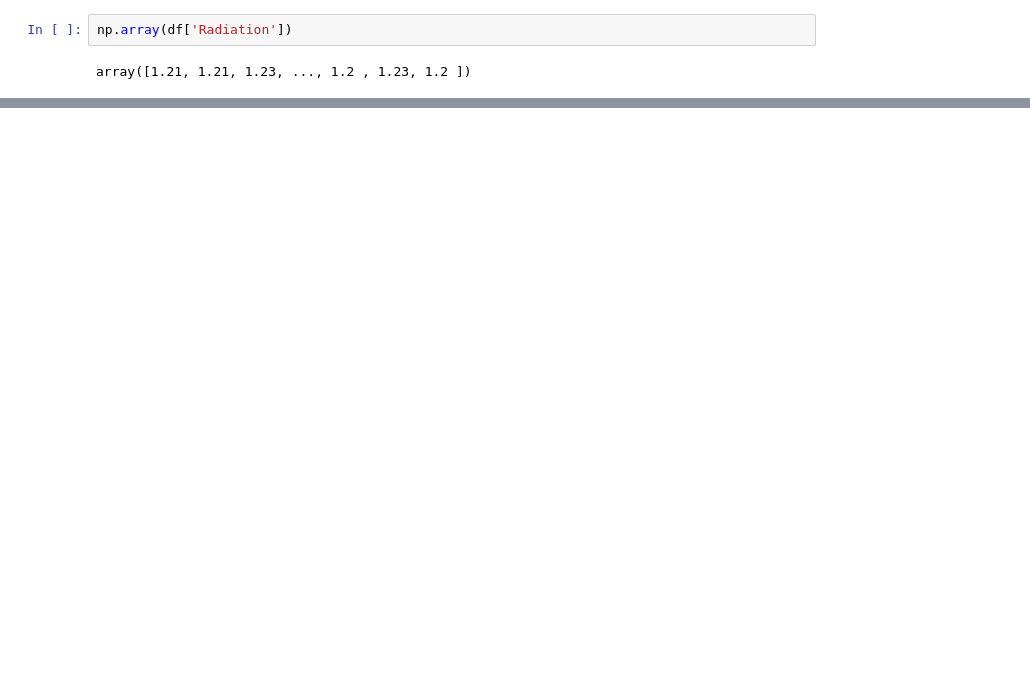
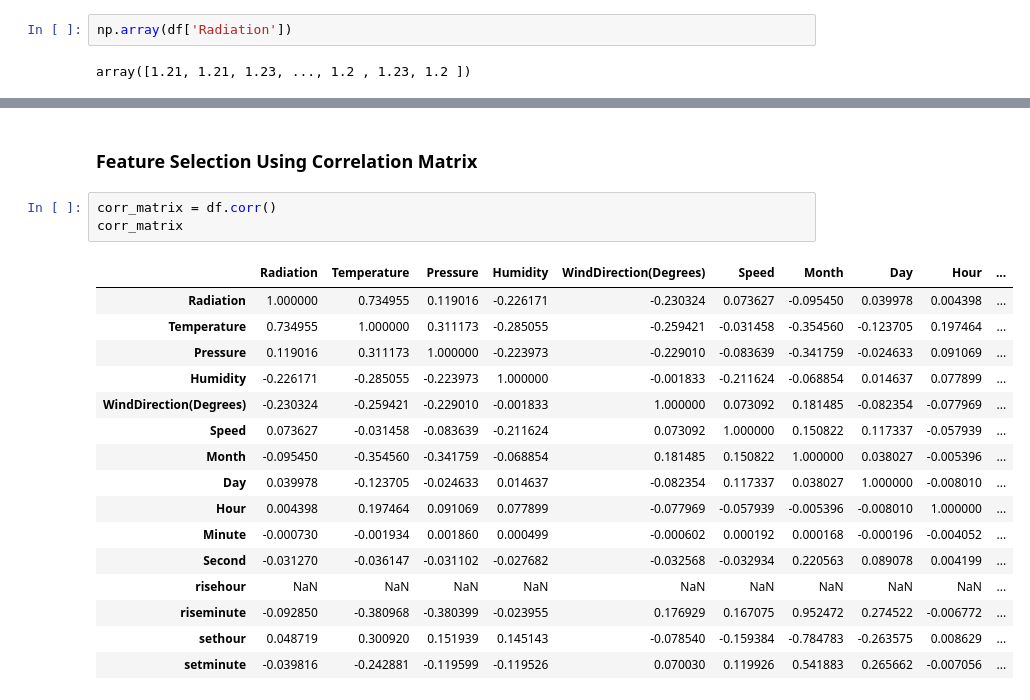
Before and after one commit to shubham8all/Solar-Irradiance-Prediction, a Jupyter notebook: Solar Irradiance Prediction.ipynb, the cells around one changed output, grey strips where cells are left out. Drawn from its saved outputs; the diff is of its cells as text; blank space fills up the shorter version.

Commit message:
Feature Selection

```diff
--- a/Solar Irradiance Prediction.ipynb
+++ b/Solar Irradiance Prediction.ipynb
@@ -167,0 +168,22 @@ NameError: name 'y' is not defined
+# %% [markdown]
+### Feature Selection Using Correlation Matrix
+# %%
+corr_matrix = df.corr()
+corr_matrix
+# %% [output]
+|  | Radiation | Temperature | Pressure | Humidity | WindDirection(Degrees) | Speed | Month | Day | Hour | ... |
+| Radiation | 1.000000 | 0.734955 | 0.119016 | -0.226171 | -0.230324 | 0.073627 | -0.095450 | 0.039978 | 0.004398 | ... |
+| Temperature | 0.734955 | 1.000000 | 0.311173 | -0.285055 | -0.259421 | -0.031458 | -0.354560 | -0.123705 | 0.197464 | ... |
+| Pressure | 0.119016 | 0.311173 | 1.000000 | -0.223973 | -0.229010 | -0.083639 | -0.341759 | -0.024633 | 0.091069 | ... |
+| Humidity | -0.226171 | -0.285055 | -0.223973 | 1.000000 | -0.001833 | -0.211624 | -0.068854 | 0.014637 | 0.077899 | ... |
+| WindDirection(Degrees) | -0.230324 | -0.259421 | -0.229010 | -0.001833 | 1.000000 | 0.073092 | 0.181485 | -0.082354 | -0.077969 | ... |
+| Speed | 0.073627 | -0.031458 | -0.083639 | -0.211624 | 0.073092 | 1.000000 | 0.150822 | 0.117337 | -0.057939 | ... |
+| Month | -0.095450 | -0.354560 | -0.341759 | -0.068854 | 0.181485 | 0.150822 | 1.000000 | 0.038027 | -0.005396 | ... |
+| Day | 0.039978 | -0.123705 | -0.024633 | 0.014637 | -0.082354 | 0.117337 | 0.038027 | 1.000000 | -0.008010 | ... |
+| Hour | 0.004398 | 0.197464 | 0.091069 | 0.077899 | -0.077969 | -0.057939 | -0.005396 | -0.008010 | 1.000000 | ... |
+| Minute | -0.000730 | -0.001934 | 0.001860 | 0.000499 | -0.000602 | 0.000192 | 0.000168 | -0.000196 | -0.004052 | ... |
+| Second | -0.031270 | -0.036147 | -0.031102 | -0.027682 | -0.032568 | -0.032934 | 0.220563 | 0.089078 | 0.004199 | ... |
+| risehour | NaN | NaN | NaN | NaN | NaN | NaN | NaN | NaN | NaN | ... |
+| riseminute | -0.092850 | -0.380968 | -0.380399 | -0.023955 | 0.176929 | 0.167075 | 0.952472 | 0.274522 | -0.006772 | ... |
+| sethour | 0.048719 | 0.300920 | 0.151939 | 0.145143 | -0.078540 | -0.159384 | -0.784783 | -0.263575 | 0.008629 | ... |
+| setminute | -0.039816 | -0.242881 | -0.119599 | -0.119526 | 0.070030 | 0.119926 | 0.541883 | 0.265662 | -0.007056 | ... |
```
Also changed, not shown: parts of 20 cells of this notebook.
